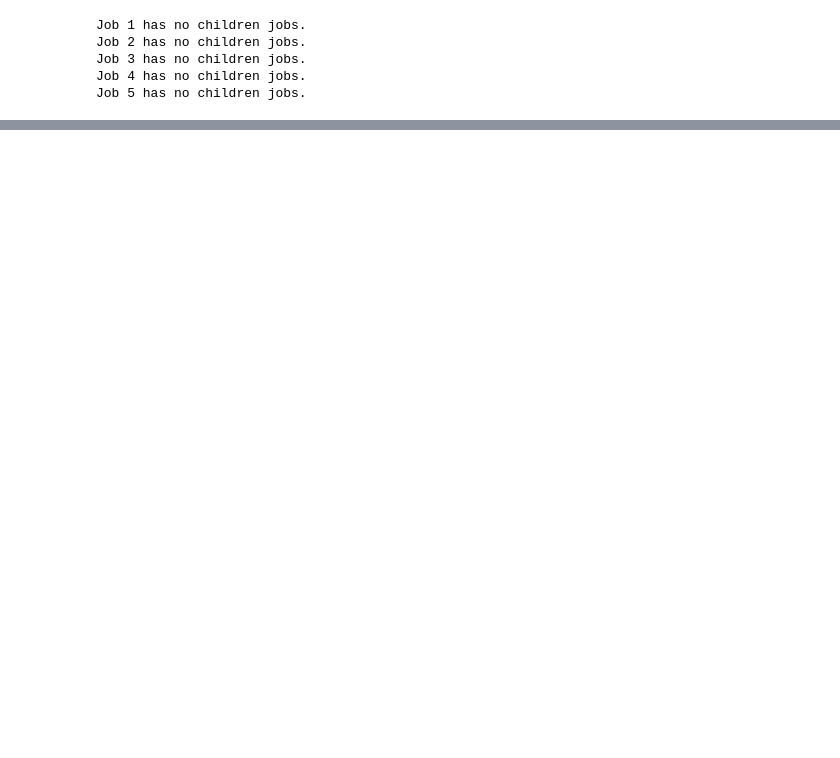
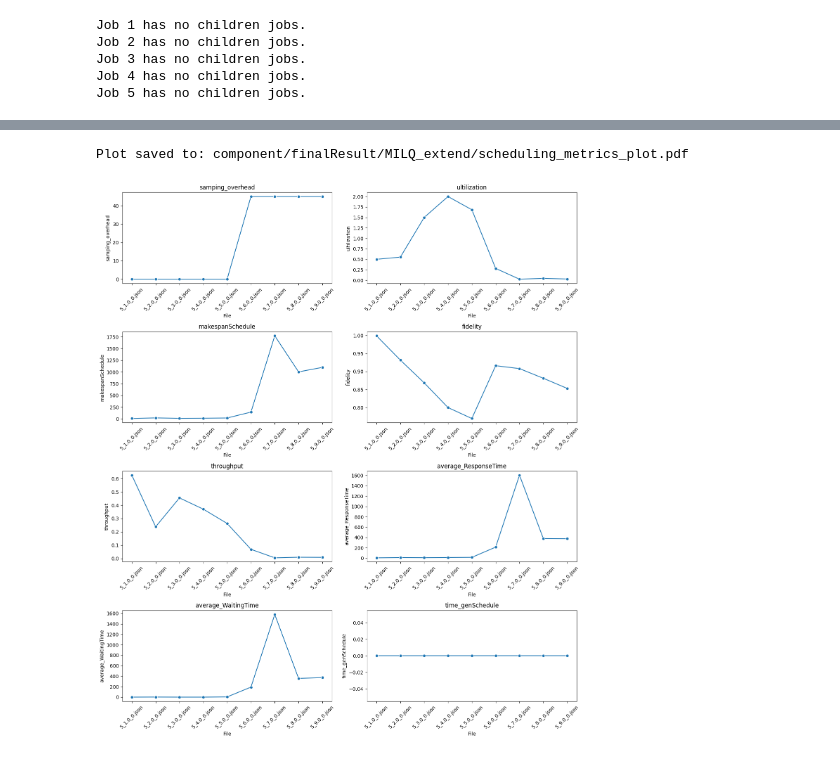
Before and after one commit to MagePro310/Quantum_Simulation_Scheduling_ver1, a Jupyter notebook: test_algorithm.ipynb, the cells around one changed output, grey strips where cells are left out. Cells and saved outputs as stored; diff of their text form; code cells hidden in the pictures; blank space fills up the shorter version.

```diff
--- a/test_algorithm.ipynb
+++ b/test_algorithm.ipynb
@@ -867,0 +868,65 @@ Plot saved to: component/finalResult/MILQ_extend/scheduling_metrics_plot.pdf
+# %%
+import os
+import json
+import re
+import pandas as pd
+import matplotlib.pyplot as plt
+import seaborn as sns
+import matplotlib.ticker as ticker
+import math
+
+# Define the folder where your JSON files are stored
+folder_path = algorithm_folder_path
+
+num_circuit = result_Scheduling.numcircuit
+num_qubits = result_Scheduling.averageQubits
+
+# Regex pattern to match filenames like 5_2.0_0.json, 5_2.0_1.json, etc.
+pattern = re.compile(rf"{num_circuit}_[1-9]\.0_0\.json")
+
+# Metrics to extract from each JSON file
+metrics = [
+    "samping_overhead",
+    "ultilization",
+    "makespanSchedule",
+    "fidelity",
+    "throughput",
+    "average_ResponseTime",
+    "average_WaitingTime",
+    "time_genSchedule"
+]
+
+# Read data from matching JSON files
+data = []
+for file in os.listdir(folder_path):
+    if pattern.match(file):
+        with open(os.path.join(folder_path, file), "r") as f:
+            content = json.load(f)
+            entry = {metric: content[metric] for metric in metrics}
+            entry["filename"] = file
+            data.append(entry)
+
+# Convert data to a pandas DataFrame
+df = pd.DataFrame(data).sort_values(by="filename")
+
+# Create subplots for each metric
+fig, axes = plt.subplots(math.ceil(len(metrics) / 2), 2, figsize=(14, 16))
+axes = axes.flatten()
+
+for i, metric in enumerate(metrics):
+    sns.lineplot(ax=axes[i], data=df, x="filename", y=metric, marker="o")
+    axes[i].set_title(metric)
+    axes[i].set_xlabel("File")
+    axes[i].set_ylabel(metric)
+    axes[i].tick_params(axis='x', rotation=45)
+    axes[i].xaxis.set_major_locator(ticker.MaxNLocator(integer=True))
+
+# Adjust layout and save to PDF
+plt.tight_layout()
+pdf_output_path = os.path.join(folder_path, "scheduling_metrics_plot.pdf")
+plt.savefig(pdf_output_path)
+
+print(f"Plot saved to: {pdf_output_path}")
+# %% [output]
+Plot saved to: component/finalResult/MILQ_extend/scheduling_metrics_plot.pdf
+[figure, added]
```
Also changed, not shown: parts of 18 cells of this notebook, 12 other files.
